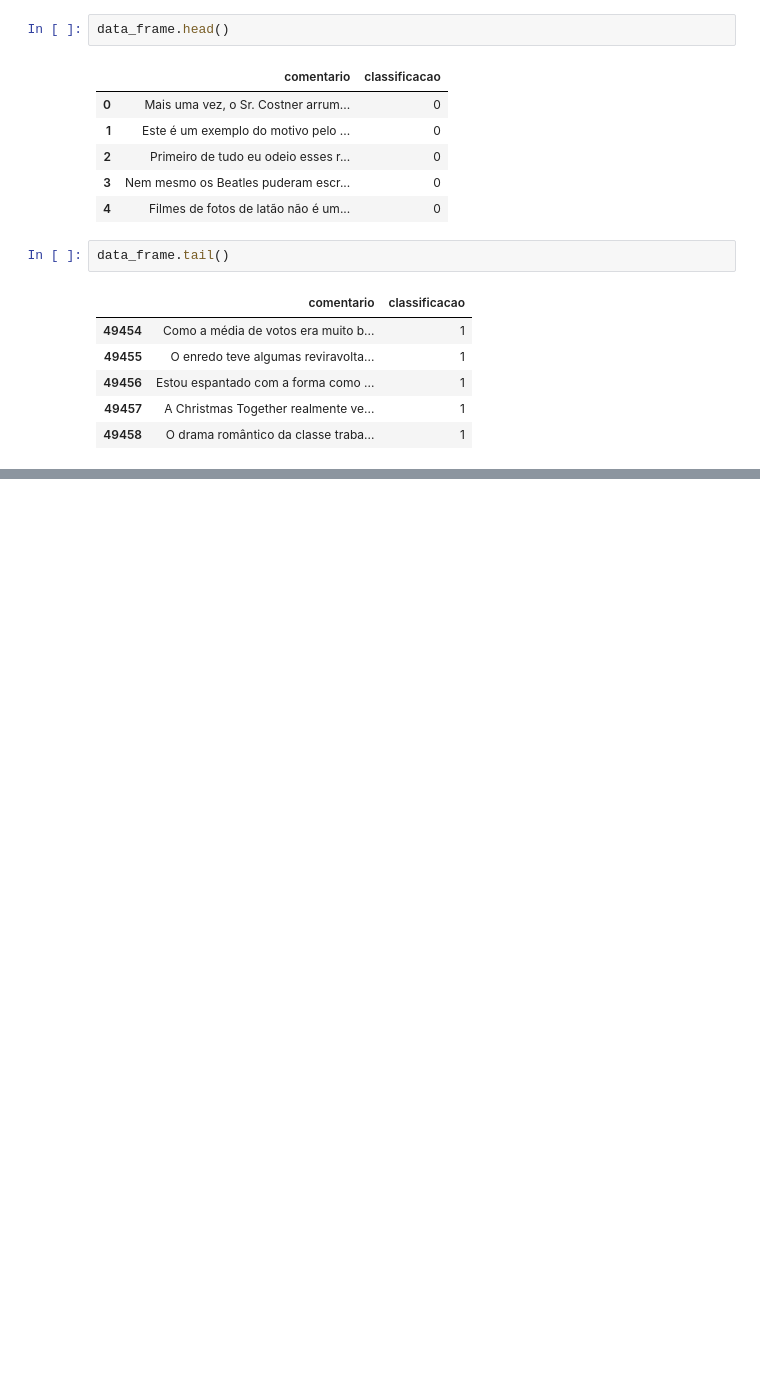
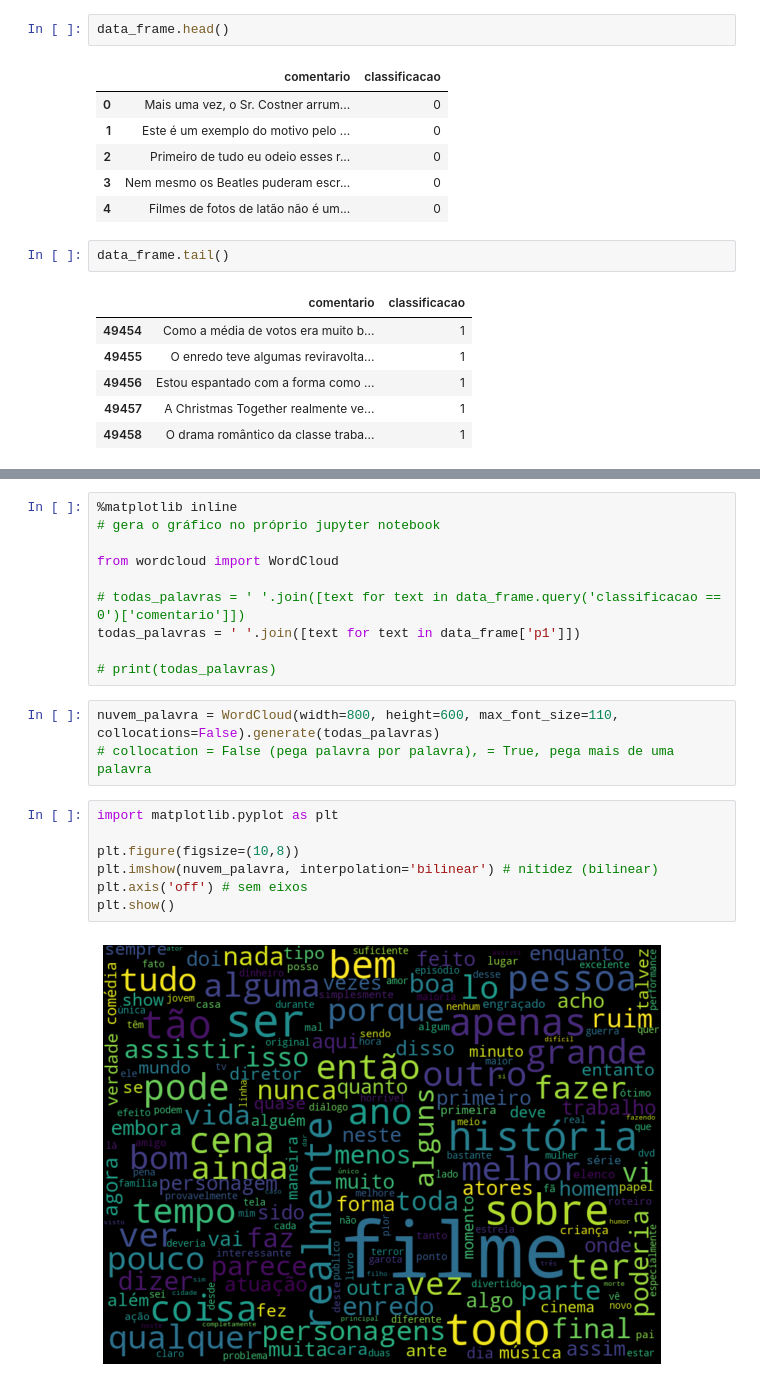
Before and after one commit to henriquedezani/curso-semac2019, a Jupyter notebook: Introdução ao PLN.ipynb, the cells around one changed output, grey strips where cells are left out. Drawn from its saved outputs; the diff is of its cells as text; blank space fills up the shorter version.

```diff
--- a/Introdução ao PLN.ipynb
+++ b/Introdução ao PLN.ipynb
@@ -26,0 +78,22 @@ data_frame["classificacao"] = classificacao
+# %%
+%matplotlib inline
+# gera o gráfico no próprio jupyter notebook
+
+from wordcloud import WordCloud
+
+# todas_palavras = ' '.join([text for text in data_frame.query('classificacao == 0')['comentario']])
+todas_palavras = ' '.join([text for text in data_frame['p1']])
+
+# print(todas_palavras)
+# %%
+nuvem_palavra = WordCloud(width=800, height=600, max_font_size=110, collocations=False).generate(todas_palavras)
+# collocation = False (pega palavra por palavra), = True, pega mais de uma palavra
+# %%
+import matplotlib.pyplot as plt
+
+plt.figure(figsize=(10,8))
+plt.imshow(nuvem_palavra, interpolation='bilinear') # nitidez (bilinear)
+plt.axis('off') # sem eixos
+plt.show()
+# %% [output]
+[figure, added]
```
Also changed, not shown: parts of 46 cells of this notebook.
